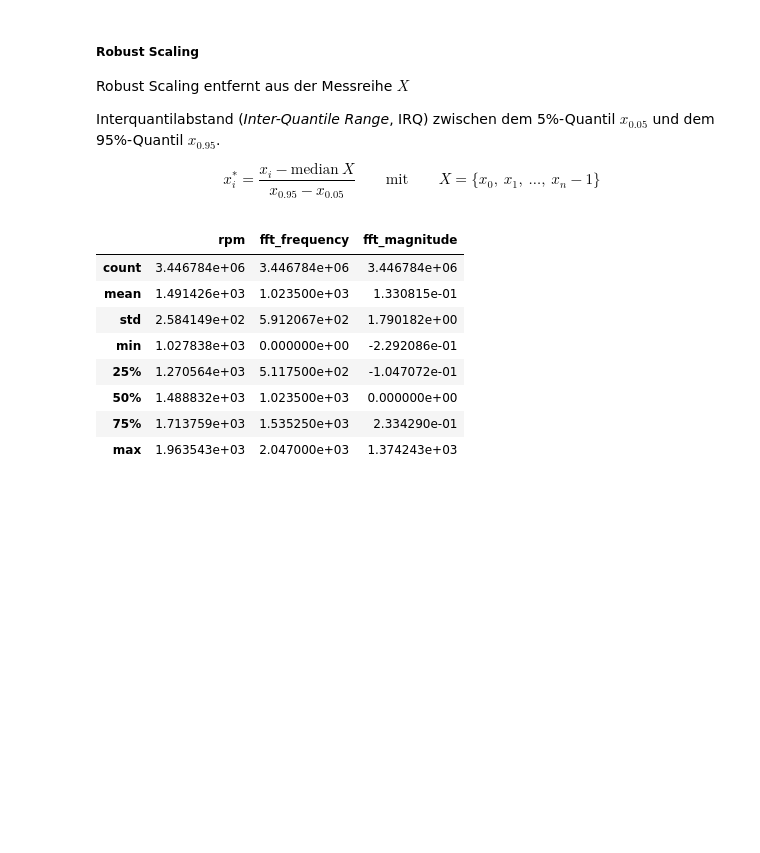
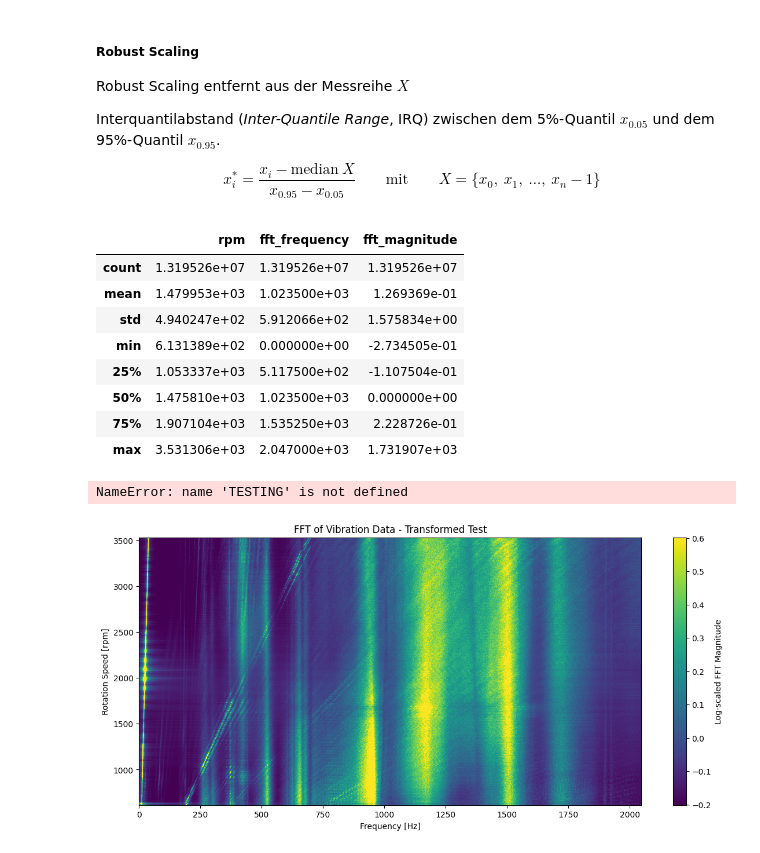
Before and after one commit to ninakuhlen/ai-gear-fault-detection, a Jupyter notebook: notebooks/fft_net_preprocessing.ipynb, the cells around one changed output. Drawn from its saved outputs; the diff is of its cells as text; code cells hidden in the pictures; blank space fills up the shorter version.

Commit message:
feat: add spectrogram to fft_net_preprocessing

```diff
--- a/notebooks/fft_net_preprocessing.ipynb
+++ b/notebooks/fft_net_preprocessing.ipynb
@@ -23,7 +23,7 @@ import src.visualization as vis
 import src.model_constructor as mc
 # %%
 # boolean values to control the program flow
-TESTING: bool = False
+TESTING: bool = True
 DOWNLOAD: bool = False
 
 # setup a single index for control of preprocessing steps
@@ -191,11 +177,66 @@ else:
     display(transformed_test.describe())
 # %% [output]
 |  | rpm | fft_frequency | fft_magnitude |
-| count | 3.446784e+06 | 3.446784e+06 | 3.446784e+06 |
-| mean | 1.491426e+03 | 1.023500e+03 | 1.330815e-01 |
-| std | 2.584149e+02 | 5.912067e+02 | 1.790182e+00 |
-| min | 1.027838e+03 | 0.000000e+00 | -2.292086e-01 |
-| 25% | 1.270564e+03 | 5.117500e+02 | -1.047072e-01 |
-| 50% | 1.488832e+03 | 1.023500e+03 | 0.000000e+00 |
-| 75% | 1.713759e+03 | 1.535250e+03 | 2.334290e-01 |
-| max | 1.963543e+03 | 2.047000e+03 | 1.374243e+03 |
+| count | 1.319526e+07 | 1.319526e+07 | 1.319526e+07 |
+| mean | 1.479953e+03 | 1.023500e+03 | 1.269369e-01 |
+| std | 4.940247e+02 | 5.912066e+02 | 1.575834e+00 |
+| min | 6.131389e+02 | 0.000000e+00 | -2.734505e-01 |
+| 25% | 1.053337e+03 | 5.117500e+02 | -1.107504e-01 |
+| 50% | 1.475810e+03 | 1.023500e+03 | 0.000000e+00 |
+| 75% | 1.907104e+03 | 1.535250e+03 | 2.228726e-01 |
+| max | 3.531306e+03 | 2.047000e+03 | 1.731907e+03 |
+# %%
+# Spectrogram erstellen
+if not TESTING:
+    data_frame=all_datasets[CONTROL_INDEX]
+else:
+    data_frame=transformed_test
+
+vis.plot_fft_spectrogram(data_frame=data_frame, figsize=(14, 6))
+# %% [output]
+NameError: name 'TESTING' is not defined
+# %%
+# Pixelgrafik erstellen
+
+import matplotlib.pyplot as plt
+import numpy as np
+import pandas as pd
+
+
+# Pivot-Tabelle erstellen
+pivot_data = transformed_test.pivot_table(
+    values='fft_magnitude',
+    index='rpm',
+    columns='fft_frequency',
+    fill_value=0
+)
+
+# Konvertieren in Matrix
+rpm_values = pivot_data.index
+freq_values = pivot_data.columns
+amplitude_matrix = pivot_data.values
+
+# Logarithmische Skalierung der Amplituden (optional) für bessere Sichtbarkeit
+amplitude_matrix = np.log1p(amplitude_matrix)  # Logarithmische Transformation: log(1 + x)
+
+# Grafik erstellen
+plt.figure(figsize=(14, 6))  # Breitere Darstellung
+plt.imshow(
+    amplitude_matrix,
+    aspect='auto',  # Automatische Anpassung der Darstellung
+    cmap='viridis',  # Farbskala # 'inferno'
+    origin='lower',  # Startet bei der unteren linken Ecke
+    extent=[freq_values.min(), freq_values.max(), rpm_values.min(), rpm_values.max()],
+    vmin=np.percentile(amplitude_matrix, 5),
+    vmax=np.percentile(amplitude_matrix, 95)
+)
+
+# Achsentitel und Farblegende hinzufügen
+plt.colorbar(label='Log-scaled FFT Magnitude')
+plt.xlabel('Frequency [Hz]')
+plt.ylabel('Rotation Speed [rpm]')
+plt.title('FFT of Vibration Data - Transformed Test')
+
+plt.show()
+# %% [output]
+[figure, added]
```
Also changed, not shown: parts of 9 cells of this notebook, 1 other file.
